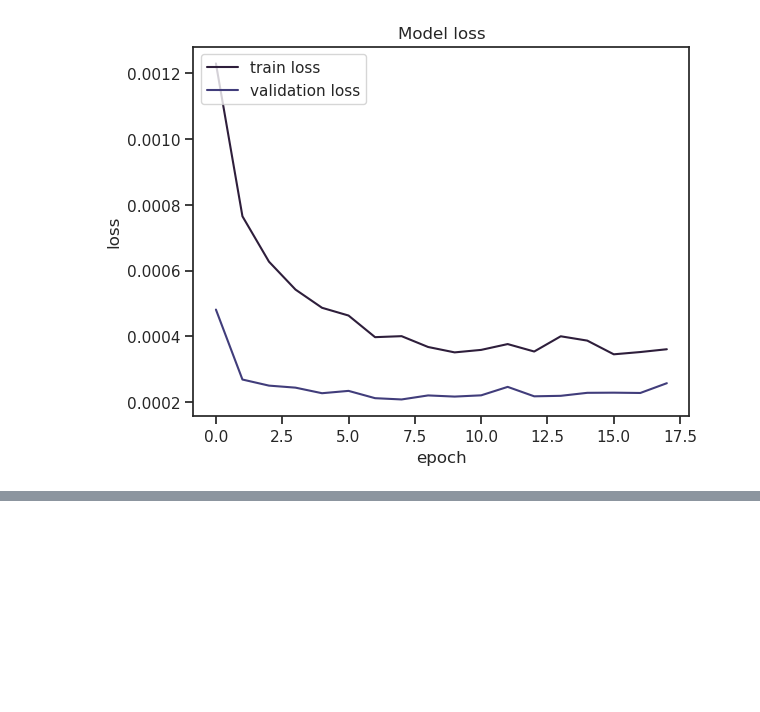
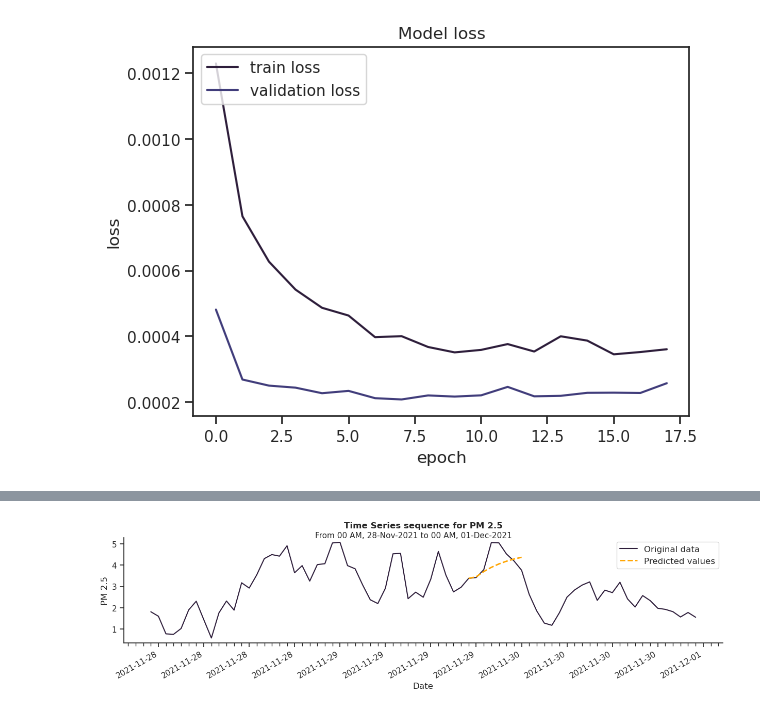
Before and after one commit to erich-hs/Air-We-Breathe, a Jupyter notebook: awb_Missing.ipynb, the cells around one changed output, grey strips where cells are left out. Cells and saved outputs as stored; diff of their text form; code cells hidden in the pictures; blank space fills up the shorter version.

```diff
--- a/awb_Missing.ipynb
+++ b/awb_Missing.ipynb
@@ -1519,2 +1540,20 @@ plt.show()
 # %% [output]
 [figure]
+# %%
+# Forecasting with previous 48h values
+validatehist = uni_train[-48:]
+validatehist
+result = []
+
+# Forecast length
+window_len = test_size
+val_rescaled = scaler_x.transform(validatehist.reshape(-1, 1))
+
+for i in range(1, window_len+1):
+    val_rescaled = val_rescaled.reshape((1, val_rescaled.shape[0], 1))
+    Predicted_results = Trained_model.predict(val_rescaled)
+    print(f"Predicted: {Predicted_results}")
+
+    result.append(Predicted_results[0])
+    val_rescaled = np.append(val_rescaled[:,1:],[[Predicted_results]])
+    print(val_rescaled)
@@ -1520,0 +1579,3 @@ plt.show()
+# %%
+result_inv_transf = scaler_x.inverse_transform(result)
+result_inv_transf
@@ -1520,0 +1600,20 @@ plt.show()
+# %%
+predicted = subset.copy()
+predicted.loc[forecast.index, "PM 2.5"] = [i[0] for i in result_inv_transf.tolist()]
+
+plot_compare(
+    predicted,
+    subset,
+    missing_range=subset_missing,
+    start=datetime(2021, 11, 28),
+    end=datetime(2021, 12, 1),
+    value="PM 2.5",
+    value_missing="PM 2.5",
+    missing_only=True,
+    data_label="Predicted values",
+    data_missing_label="Original data",
+    figsize=(15, 3),
+    fill=False
+)
+# %% [output]
+[figure, added]
```
Also changed, not shown: parts of 11 cells of this notebook.
